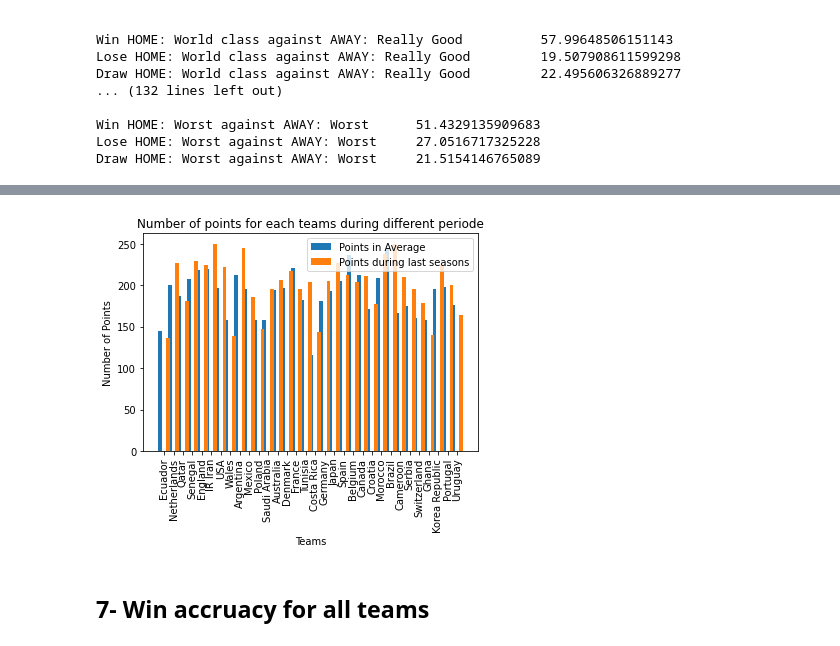
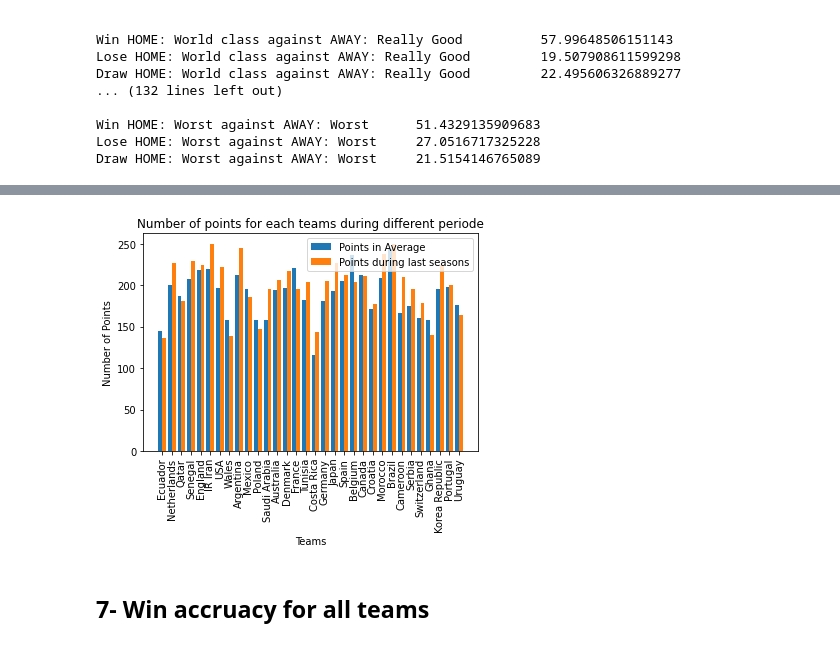
Before and after one commit to zainmirza24/FIFA-World-Cup-Team-Analytics, a Jupyter notebook: Robert_folder/src/facts.ipynb, the cells around one changed output, grey strips where cells are left out. Cells and saved outputs as stored; diff of their text form; code cells hidden in the pictures.

```diff
--- a/Robert_folder/src/facts.ipynb
+++ b/Robert_folder/src/facts.ipynb
@@ -446,25 +446,25 @@ print(worldCup[['TEAM', 'forme']])
 # %%
 import matplotlib.pyplot as plt
 from matplotlib.dates import date2num
 import datetime
 
 X = list(worldCup['TEAM'])
 X_axis = np.arange(len(X))
 A = list(worldCup['Last pts'])
 N = list(worldCup['Now pts'])
 
-plt.bar(X_axis - 0.4, A, 0.4, label = 'Points in Average')
-plt.bar(X_axis + 0.4, N, 0.4, label = 'Points during last seasons')
+plt.bar(X_axis - 0.2, A, 0.4, label = 'Points in Average')
+plt.bar(X_axis + 0.2, N, 0.4, label = 'Points during last seasons')
 
 plt.xticks(X_axis, X)
 plt.xlabel("Teams")
 plt.ylabel("Number of Points")
 plt.title("Number of points for each teams during different periode")
 plt.xticks(rotation = 90)
 plt.legend()
 plt.show()
 # %% [output]
-[figure, old version]
+[figure, new version]
 # %% [markdown]
 ## 7- Win accruacy for all teams
 # %%
```
Also changed, not shown: parts of 1 cell of this notebook.
